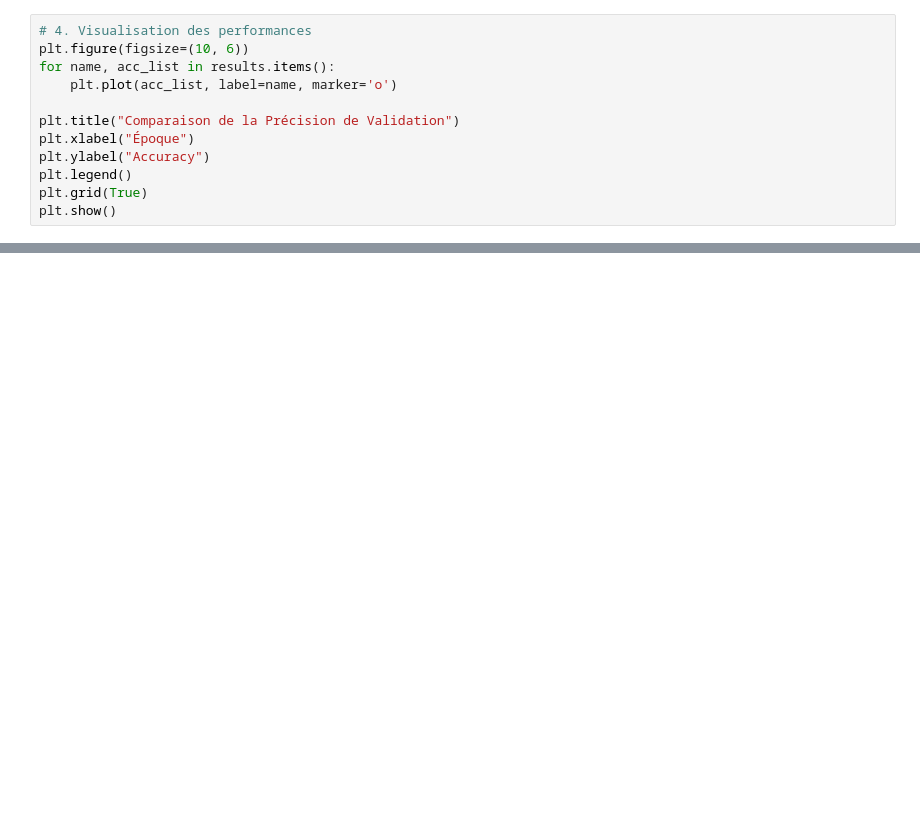
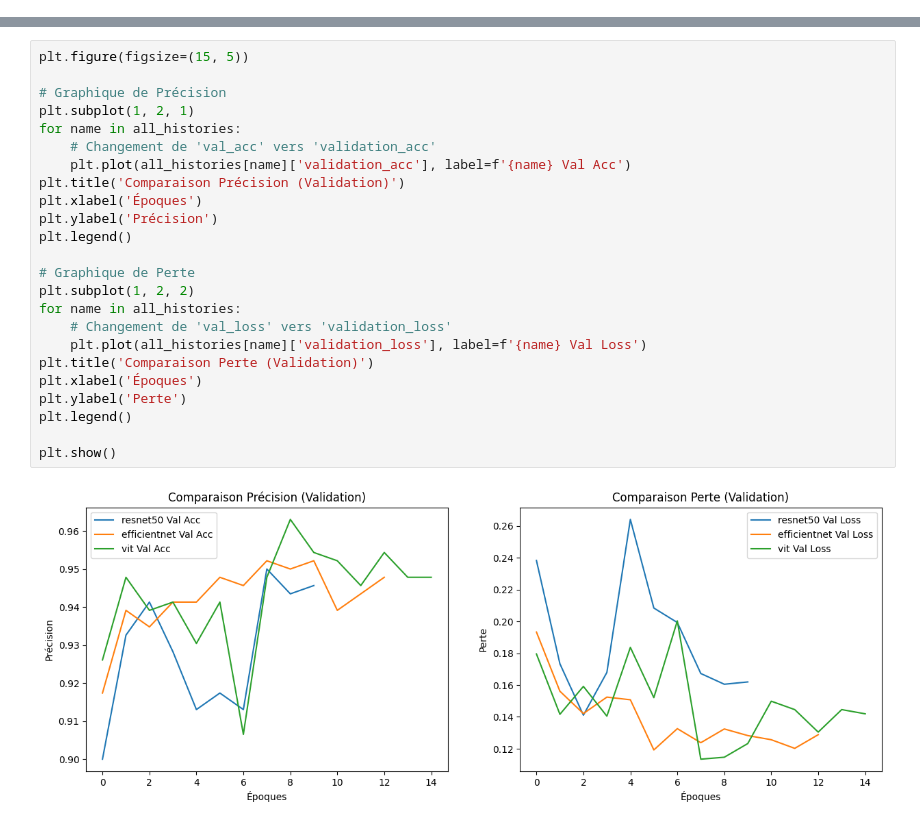
Before and after one commit to Habimaroua/EliteRent, a Jupyter notebook: AI_SERVICE/train-model.ipynb, the cells around one changed output, grey strips where cells are left out. Drawn from its saved outputs; the diff is of its cells as text; blank space fills up the shorter version.

```diff
--- a/AI_SERVICE/train-model.ipynb
+++ b/AI_SERVICE/train-model.ipynb
@@ -108,12 +57,0 @@ for name, model_id in models_to_test.items():
-# %%
-# 4. Visualisation des performances
-plt.figure(figsize=(10, 6))
-for name, acc_list in results.items():
-    plt.plot(acc_list, label=name, marker='o')
-
-plt.title("Comparaison de la Précision de Validation")
-plt.xlabel("Époque")
-plt.ylabel("Accuracy")
-plt.legend()
-plt.grid(True)
-plt.show()
@@ -130,0 +221,26 @@ print(f"✅ Modèle '{best_model_name}' sauvegardé sous 'best_model.pth'")
+# %%
+plt.figure(figsize=(15, 5))
+
+# Graphique de Précision
+plt.subplot(1, 2, 1)
+for name in all_histories:
+    # Changement de 'val_acc' vers 'validation_acc'
+    plt.plot(all_histories[name]['validation_acc'], label=f'{name} Val Acc')
+plt.title('Comparaison Précision (Validation)')
+plt.xlabel('Époques')
+plt.ylabel('Précision')
+plt.legend()
+
+# Graphique de Perte
+plt.subplot(1, 2, 2)
+for name in all_histories:
+    # Changement de 'val_loss' vers 'validation_loss'
+    plt.plot(all_histories[name]['validation_loss'], label=f'{name} Val Loss')
+plt.title('Comparaison Perte (Validation)')
+plt.xlabel('Époques')
+plt.ylabel('Perte')
+plt.legend()
+
+plt.show()
+# %% [output]
+[figure, added]
```
Also changed, not shown: parts of 13 cells of this notebook, 4 other files.
